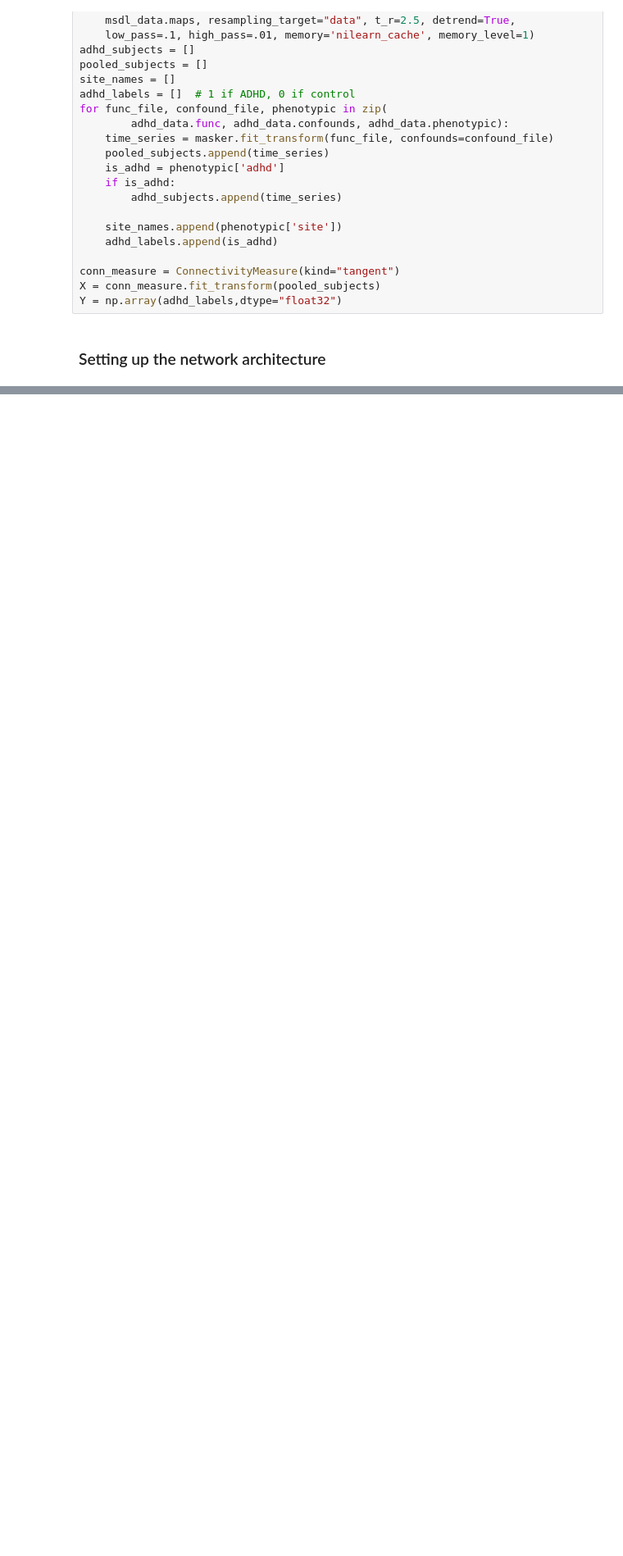
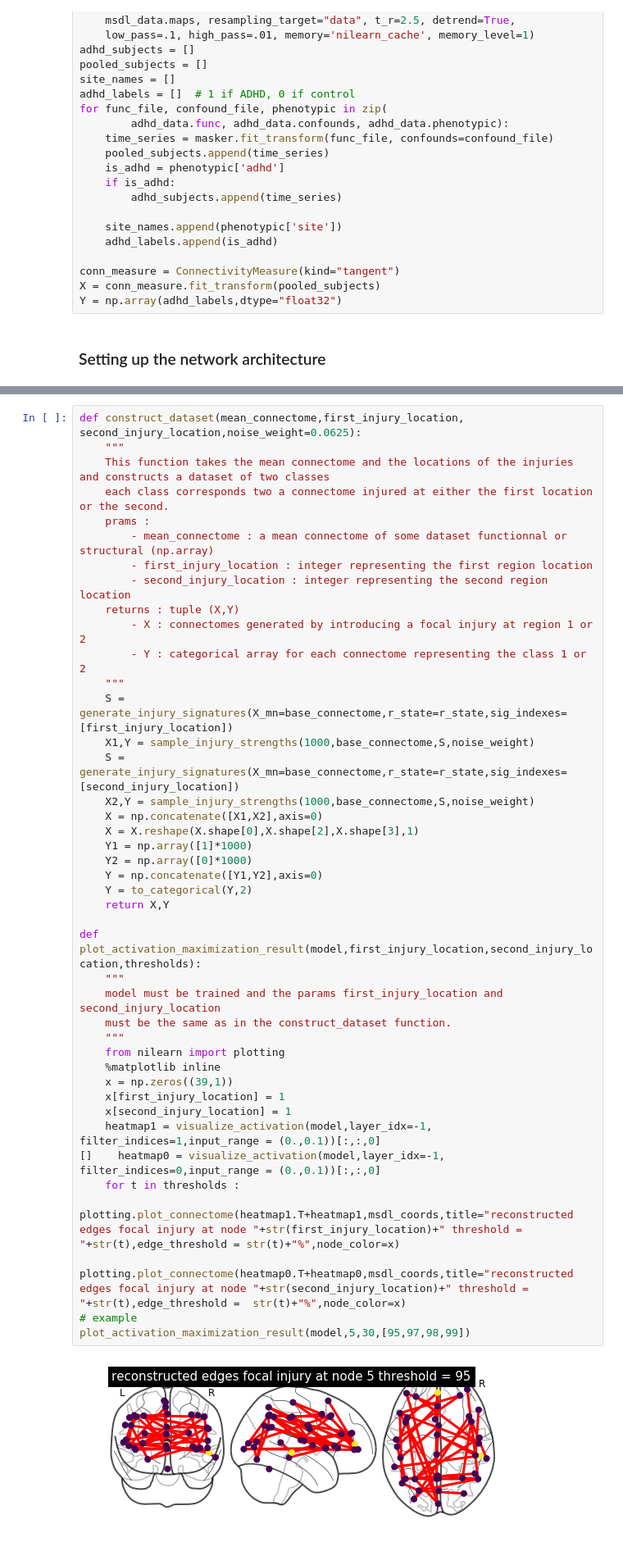
Before and after one commit to AmineEchraibi/BrainCNN, a Jupyter notebook: BrainNetCNN.ipynb, the cells around one changed output, grey strips where cells are left out. Shown at 82% size. Cells and saved outputs as stored; diff of their text form; blank space fills up the shorter version.

```diff
--- a/BrainNetCNN.ipynb
+++ b/BrainNetCNN.ipynb
@@ -595,0 +644,44 @@ plotting.plot_connectome(heatmap0,msdl_coords,title="reconstructed edges focal i
+# %%
+def construct_dataset(mean_connectome,first_injury_location, second_injury_location,noise_weight=0.0625):
+    """
+    This function takes the mean connectome and the locations of the injuries and constructs a dataset of two classes
+    each class corresponds two a connectome injured at either the first location or the second.
+    prams :
+        - mean_connectome : a mean connectome of some dataset functionnal or structural (np.array)
+        - first_injury_location : integer representing the first region location
+        - second_injury_location : integer representing the second region location
+    returns : tuple (X,Y)
+        - X : connectomes generated by introducing a focal injury at region 1 or 2
+        - Y : categorical array for each connectome representing the class 1 or 2
+    """
+    S = generate_injury_signatures(X_mn=base_connectome,r_state=r_state,sig_indexes=[first_injury_location])
+    X1,Y = sample_injury_strengths(1000,base_connectome,S,noise_weight)
+    S = generate_injury_signatures(X_mn=base_connectome,r_state=r_state,sig_indexes=[second_injury_location])
+    X2,Y = sample_injury_strengths(1000,base_connectome,S,noise_weight)
+    X = np.concatenate([X1,X2],axis=0)
+    X = X.reshape(X.shape[0],X.shape[2],X.shape[3],1)
+    Y1 = np.array([1]*1000)
+    Y2 = np.array([0]*1000)
+    Y = np.concatenate([Y1,Y2],axis=0)
+    Y = to_categorical(Y,2)
+    return X,Y
+
+def plot_activation_maximization_result(model,first_injury_location,second_injury_location,thresholds):
+    """
+    model must be trained and the params first_injury_location and second_injury_location
+    must be the same as in the construct_dataset function.
+    """
+    from nilearn import plotting
+    %matplotlib inline
+    x = np.zeros((39,1))
+    x[first_injury_location] = 1
+    x[second_injury_location] = 1
+    heatmap1 = visualize_activation(model,layer_idx=-1, filter_indices=1,input_range = (0.,0.1))[:,:,0]
+[]    heatmap0 = visualize_activation(model,layer_idx=-1, filter_indices=0,input_range = (0.,0.1))[:,:,0]
+    for t in thresholds :
+        plotting.plot_connectome(heatmap1.T+heatmap1,msdl_coords,title="reconstructed edges focal injury at node "+str(first_injury_location)+" threshold = "+str(t),edge_threshold = str(t)+"%",node_color=x)
+        plotting.plot_connectome(heatmap0.T+heatmap0,msdl_coords,title="reconstructed edges focal injury at node "+str(second_injury_location)+" threshold = "+str(t),edge_threshold =  str(t)+"%",node_color=x)
+# example
+plot_activation_maximization_result(model,5,30,[95,97,98,99])
+# %% [output]
+[figure, added]
```
Also changed, not shown: parts of 19 cells of this notebook, 2 other files.
